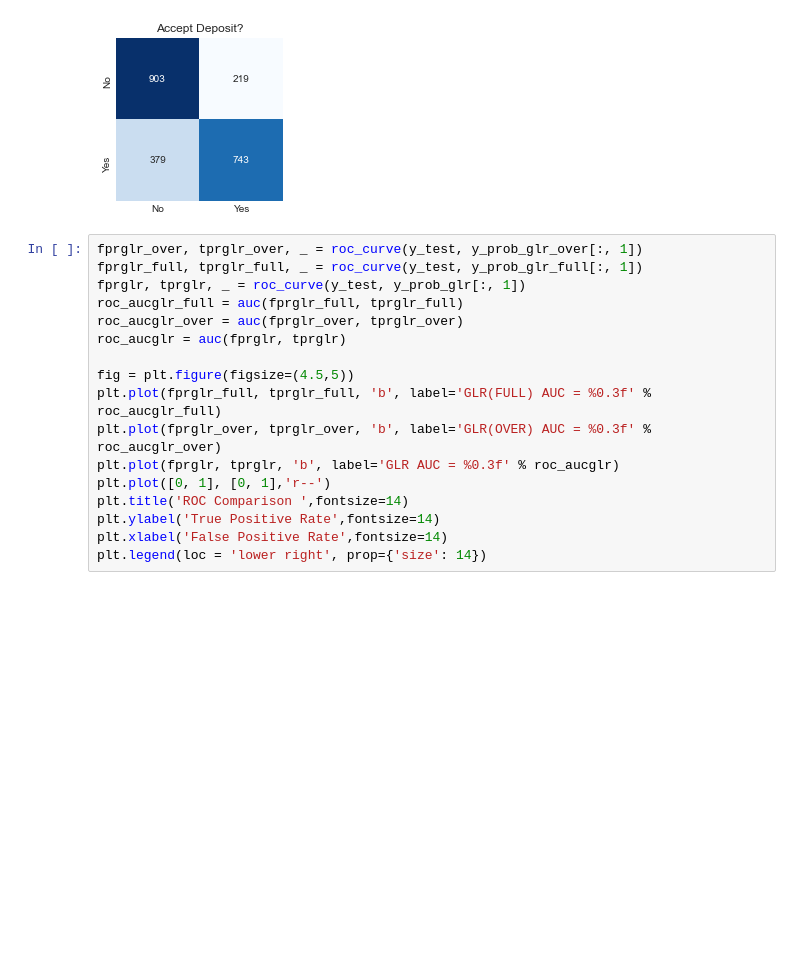
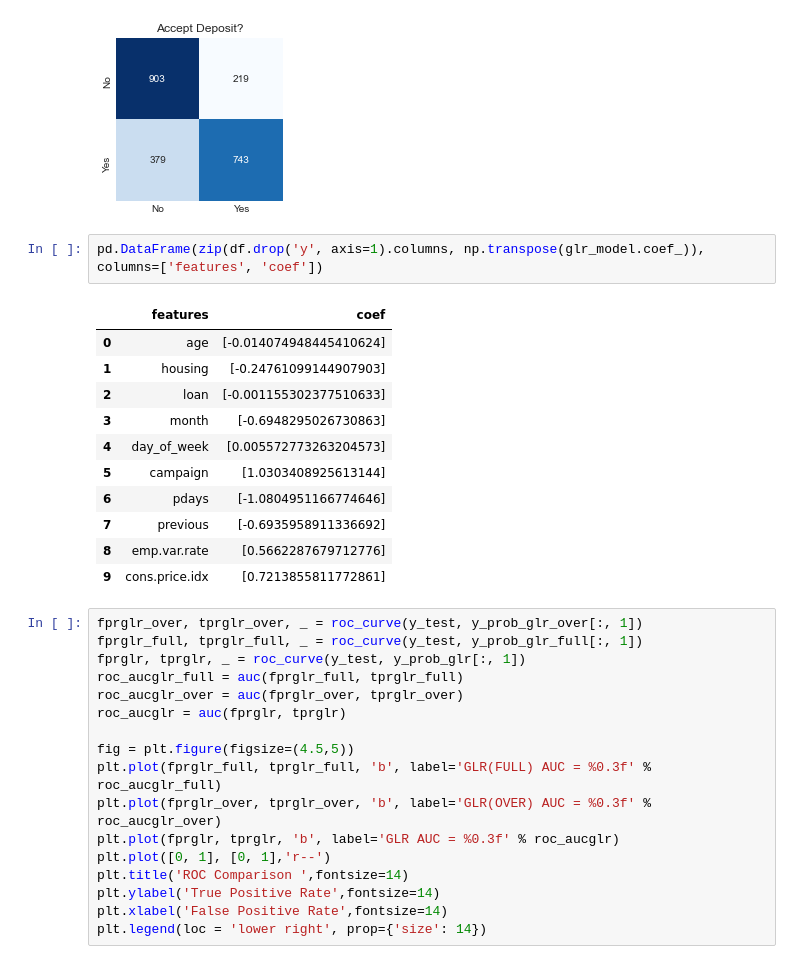
Before and after one commit to Zhaoxing-Wu/UW-Madison-FA21-STAT451, a Jupyter notebook: project.ipynb, the cells around one changed output. Drawn from its saved outputs; the diff is of its cells as text; blank space fills up the shorter version.

```diff
--- a/project.ipynb
+++ b/project.ipynb
@@ -571,6 +571,20 @@ get_scores(y_test,y_pred_glr_over, y_prob_glr_over[:, 1])
 | F1 | 0.713 |
 | ROC AUC | 0.785 |
 [figure]
+# %%
+pd.DataFrame(zip(df.drop('y', axis=1).columns, np.transpose(glr_model.coef_)), columns=['features', 'coef'])
+# %% [output]
+|  | features | coef |
+| 0 | age | [-0.014074948445410624] |
+| 1 | housing | [-0.24761099144907903] |
+| 2 | loan | [-0.001155302377510633] |
+| 3 | month | [-0.6948295026730863] |
+| 4 | day_of_week | [0.005572773263204573] |
+| 5 | campaign | [1.0303408925613144] |
+| 6 | pdays | [-1.0804951166774646] |
+| 7 | previous | [-0.6935958911336692] |
+| 8 | emp.var.rate | [0.5662287679712776] |
+| 9 | cons.price.idx | [0.7213855811772861] |
 # %%
 fprglr_over, tprglr_over, _ = roc_curve(y_test, y_prob_glr_over[:, 1])
 fprglr_full, tprglr_full, _ = roc_curve(y_test, y_prob_glr_full[:, 1])
```
Also changed, not shown: parts of 11 cells of this notebook, 1 other file.
